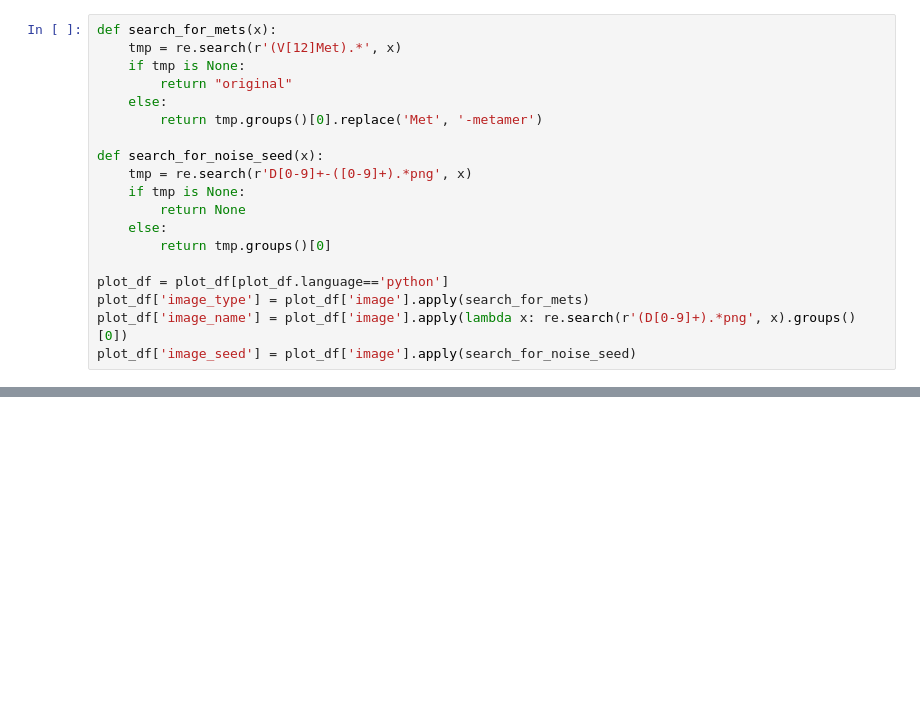
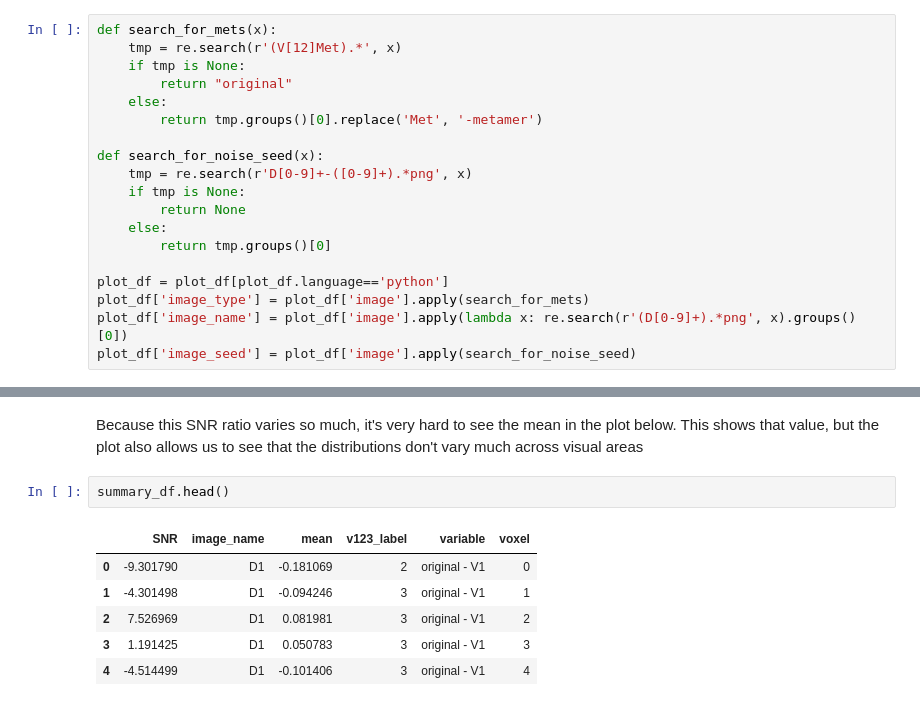
Before and after one commit to WinawerLab/sco, a Jupyter notebook: Metamers.ipynb, the cells around one changed output, grey strips where cells are left out. Cells and saved outputs as stored; diff of their text form; blank space fills up the shorter version.

```diff
--- a/Metamers.ipynb
+++ b/Metamers.ipynb
@@ -88,0 +159,11 @@ KeyboardInterrupt:
+# %% [markdown]
+Because this SNR ratio varies so much, it's very hard to see the mean in the plot below. This shows that value, but the plot also allows us to see that the distributions don't vary much across visual areas
+# %%
+summary_df.head()
+# %% [output]
+|  | SNR | image_name | mean | v123_label | variable | voxel |
+| 0 | -9.301790 | D1 | -0.181069 | 2 | original - V1 | 0 |
+| 1 | -4.301498 | D1 | -0.094246 | 3 | original - V1 | 1 |
+| 2 | 7.526969 | D1 | 0.081981 | 3 | original - V1 | 2 |
+| 3 | 1.191425 | D1 | 0.050783 | 3 | original - V1 | 3 |
+| 4 | -4.514499 | D1 | -0.101406 | 3 | original - V1 | 4 |
```
Also changed, not shown: parts of 9 cells of this notebook, 2 other files.
